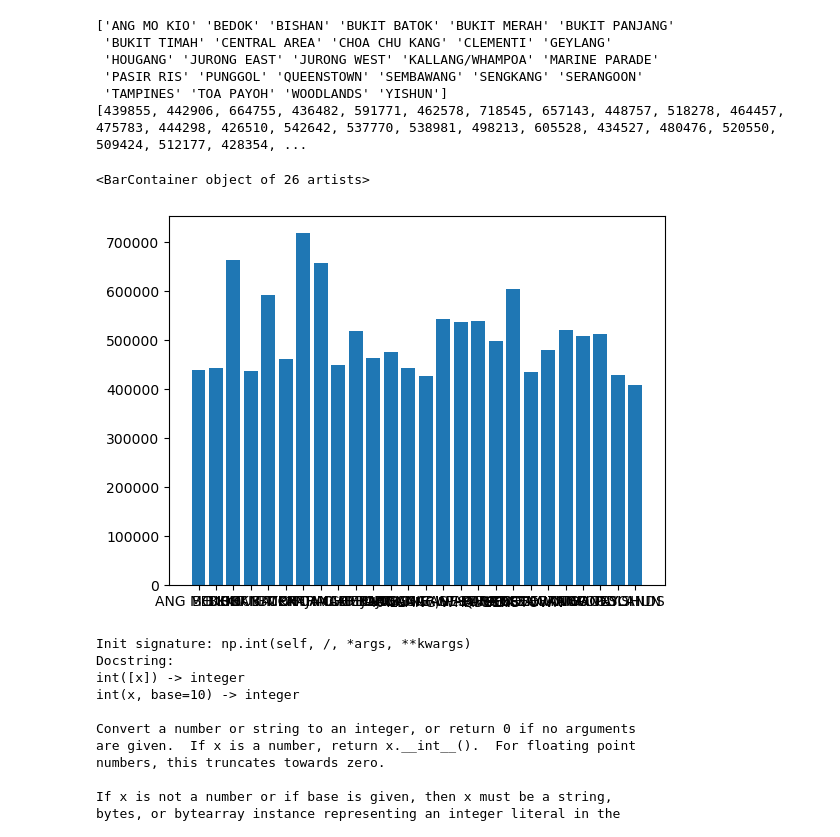
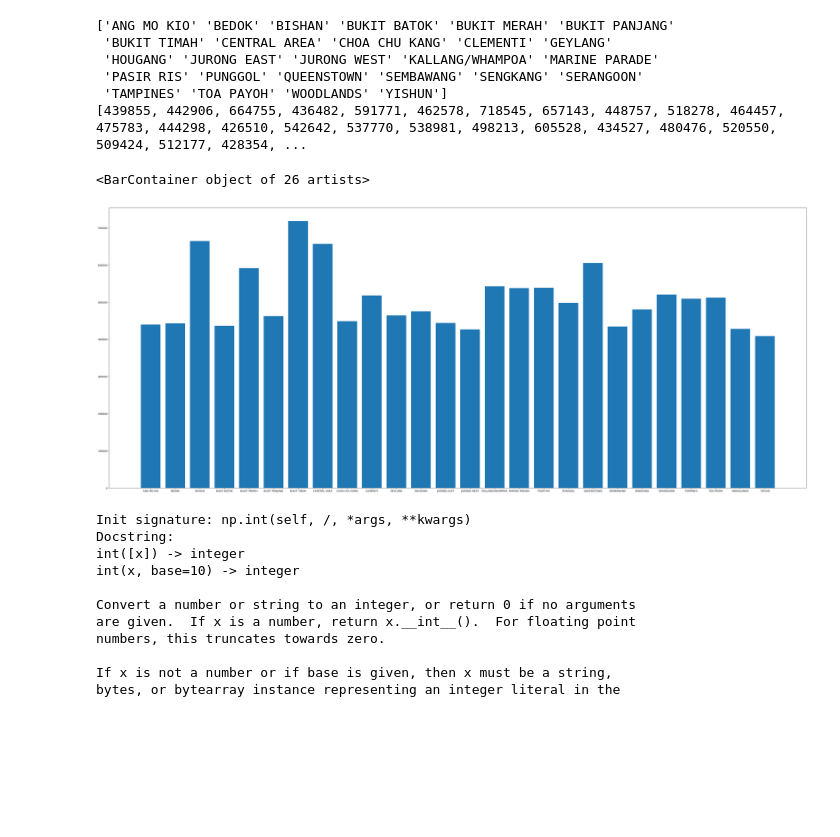
Before and after one commit to Kellories/PDS-CA01, a Jupyter notebook: CA01.ipynb, the cells around one changed output. Saved outputs shown, nothing was run; the diff lists cells and outputs as text; code cells hidden in the pictures; blank space fills up the shorter version.

Commit message:
feat:styled bar graph

```diff
--- a/CA01.ipynb
+++ b/CA01.ipynb
@@ -1,33 +1,35 @@
 # %%
 import numpy as np
 import matplotlib.pyplot as plt
 
 # np.where gives the index where element is matching for condition
 
 data = np.genfromtxt("./datasets/resale-flat-prices-based-on-registration-date-from-jan-2017-onwards.csv",
                      dtype = ['U10', 'U20',  'U10',  'i8', 'U50', 'U10',  'i4',  'U20', 'i8',  'U20',  'i8'], delimiter=",",names=True)
 town = data[:]["town"]
 price = data[:]["resale_price"]
 
 unique_town = np.unique(data[:]["town"])
 avg_price = []
 for i in unique_town:
     indices = np.where(town == i)
     tem_avg = np.mean(data[indices]['resale_price'])
     tem_avg = int(tem_avg)
     avg_price.append(tem_avg)
 print(unique_town)
 print(avg_price)
+fig = plt.figure(figsize=(50,20))
+fig.subplots_adjust(bottom=0.1)
 plt.bar(unique_town, avg_price)
 # %% [output]
 ['ANG MO KIO' 'BEDOK' 'BISHAN' 'BUKIT BATOK' 'BUKIT MERAH' 'BUKIT PANJANG'
  'BUKIT TIMAH' 'CENTRAL AREA' 'CHOA CHU KANG' 'CLEMENTI' 'GEYLANG'
  'HOUGANG' 'JURONG EAST' 'JURONG WEST' 'KALLANG/WHAMPOA' 'MARINE PARADE'
  'PASIR RIS' 'PUNGGOL' 'QUEENSTOWN' 'SEMBAWANG' 'SENGKANG' 'SERANGOON'
  'TAMPINES' 'TOA PAYOH' 'WOODLANDS' 'YISHUN']
 [439855, 442906, 664755, 436482, 591771, 462578, 718545, 657143, 448757, 518278, 464457, 475783, 444298, 426510, 542642, 537770, 538981, 498213, 605528, 434527, 480476, 520550, 509424, 512177, 428354, ...
 <BarContainer object of 26 artists>
-[figure, old version]
+[figure, new version]
 # %%
 import numpy as np
 ?np.int
```
